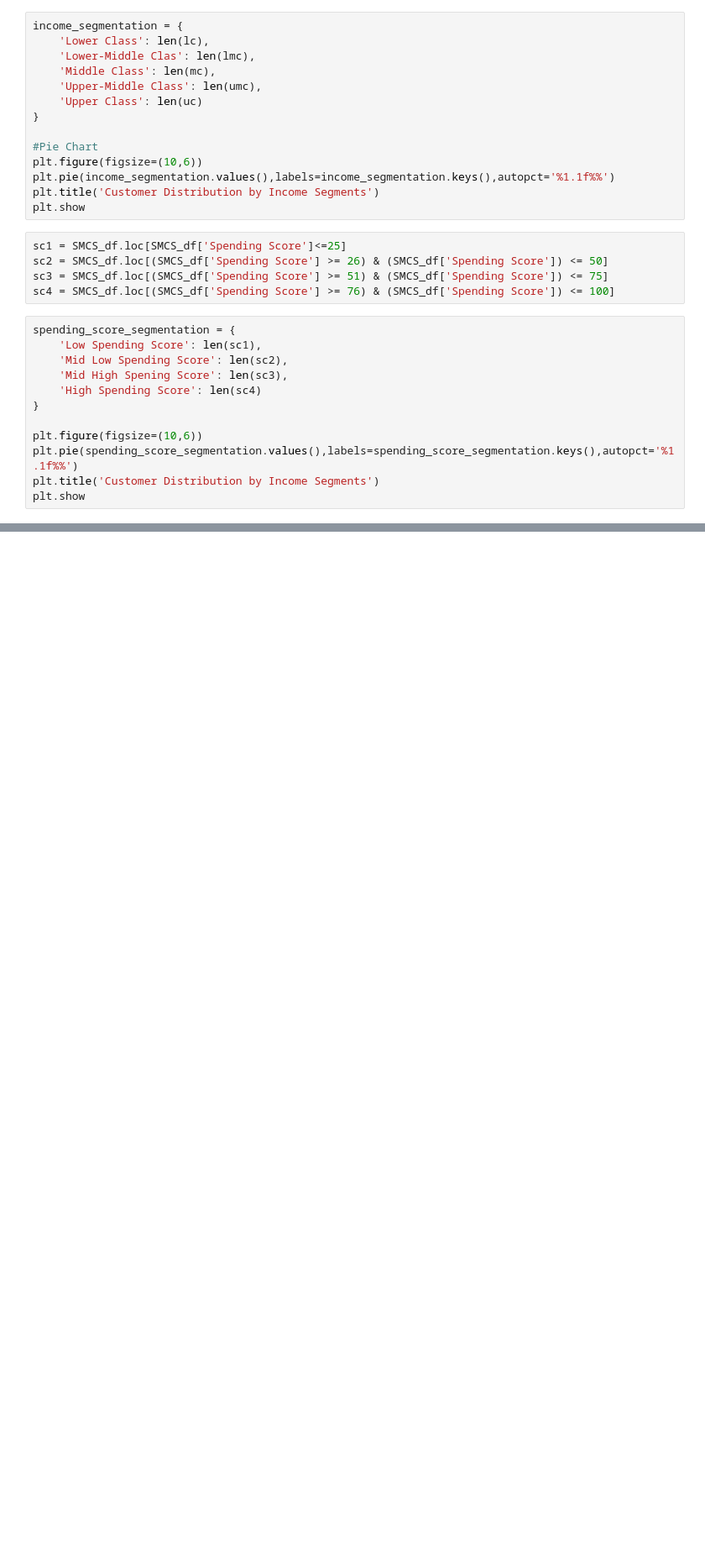
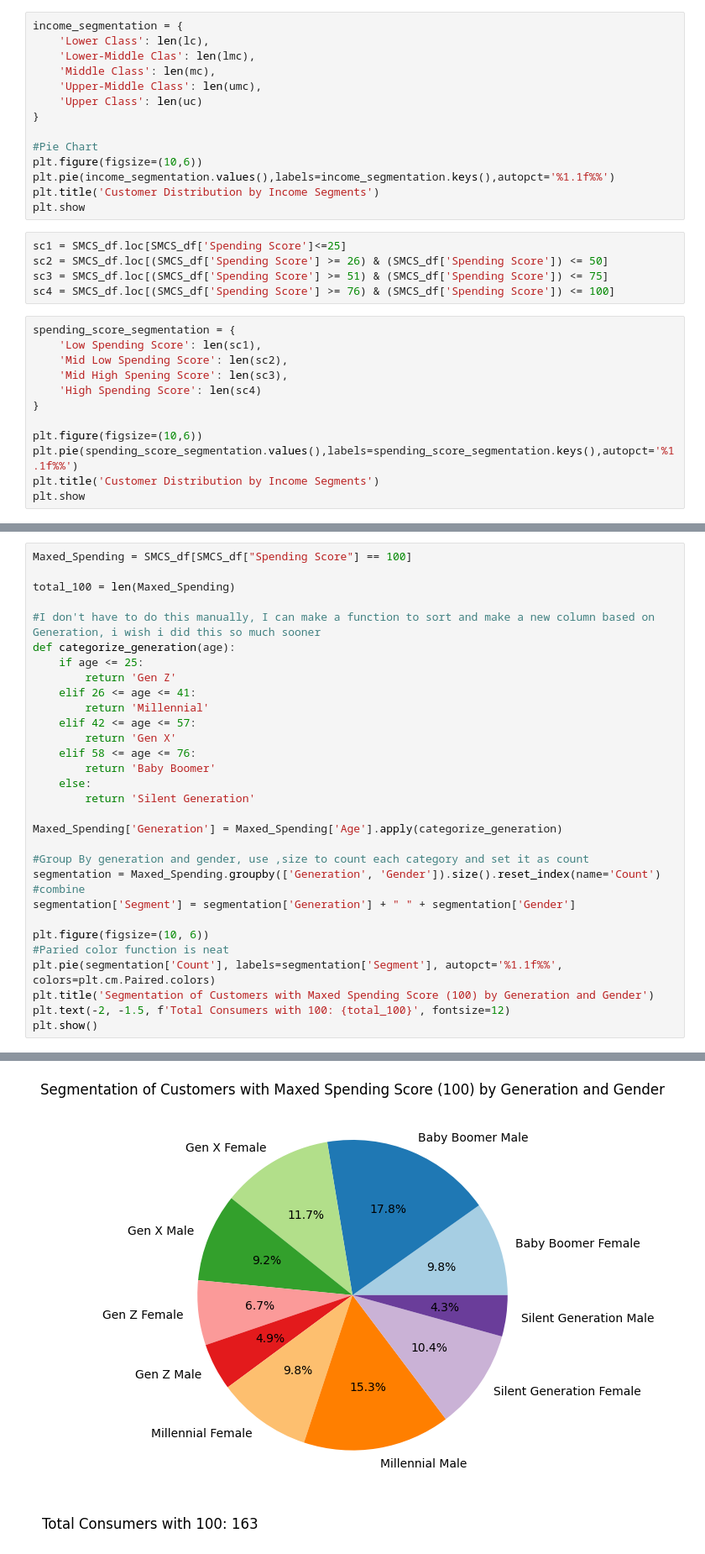
Before and after one commit to build-summer-2024/async-green-Man-final-project, a Jupyter notebook: man_final_project.ipynb, the cells around one changed output, grey strips where cells are left out. Shown at 84% size. Cells and saved outputs as stored; diff of their text form; blank space fills up the shorter version.

```diff
--- a/man_final_project.ipynb
+++ b/man_final_project.ipynb
@@ -147,0 +275,32 @@ plt.show
+# %%
+Maxed_Spending = SMCS_df[SMCS_df["Spending Score"] == 100]
+
+total_100 = len(Maxed_Spending)
+
+#I don't have to do this manually, I can make a function to sort and make a new column based on Generation, i wish i did this so much sooner
+def categorize_generation(age):
+    if age <= 25:
+        return 'Gen Z'
+    elif 26 <= age <= 41:
+        return 'Millennial'
+    elif 42 <= age <= 57:
+        return 'Gen X'
+    elif 58 <= age <= 76:
+        return 'Baby Boomer'
+    else:
+        return 'Silent Generation'
+
+Maxed_Spending['Generation'] = Maxed_Spending['Age'].apply(categorize_generation)
+
+#Group By generation and gender, use ,size to count each category and set it as count
+segmentation = Maxed_Spending.groupby(['Generation', 'Gender']).size().reset_index(name='Count')
+#combine
+segmentation['Segment'] = segmentation['Generation'] + " " + segmentation['Gender']
+
+plt.figure(figsize=(10, 6))
+#Paried color function is neat
+plt.pie(segmentation['Count'], labels=segmentation['Segment'], autopct='%1.1f%%', colors=plt.cm.Paired.colors)
+plt.title('Segmentation of Customers with Maxed Spending Score (100) by Generation and Gender')
+plt.text(-2, -1.5, f'Total Consumers with 100: {total_100}', fontsize=12)
+plt.show()
+# %% [output]
@@ -147,0 +312 @@ plt.show
+[figure, added]
```
Also changed, not shown: parts of 12 cells of this notebook, 7 other files.
